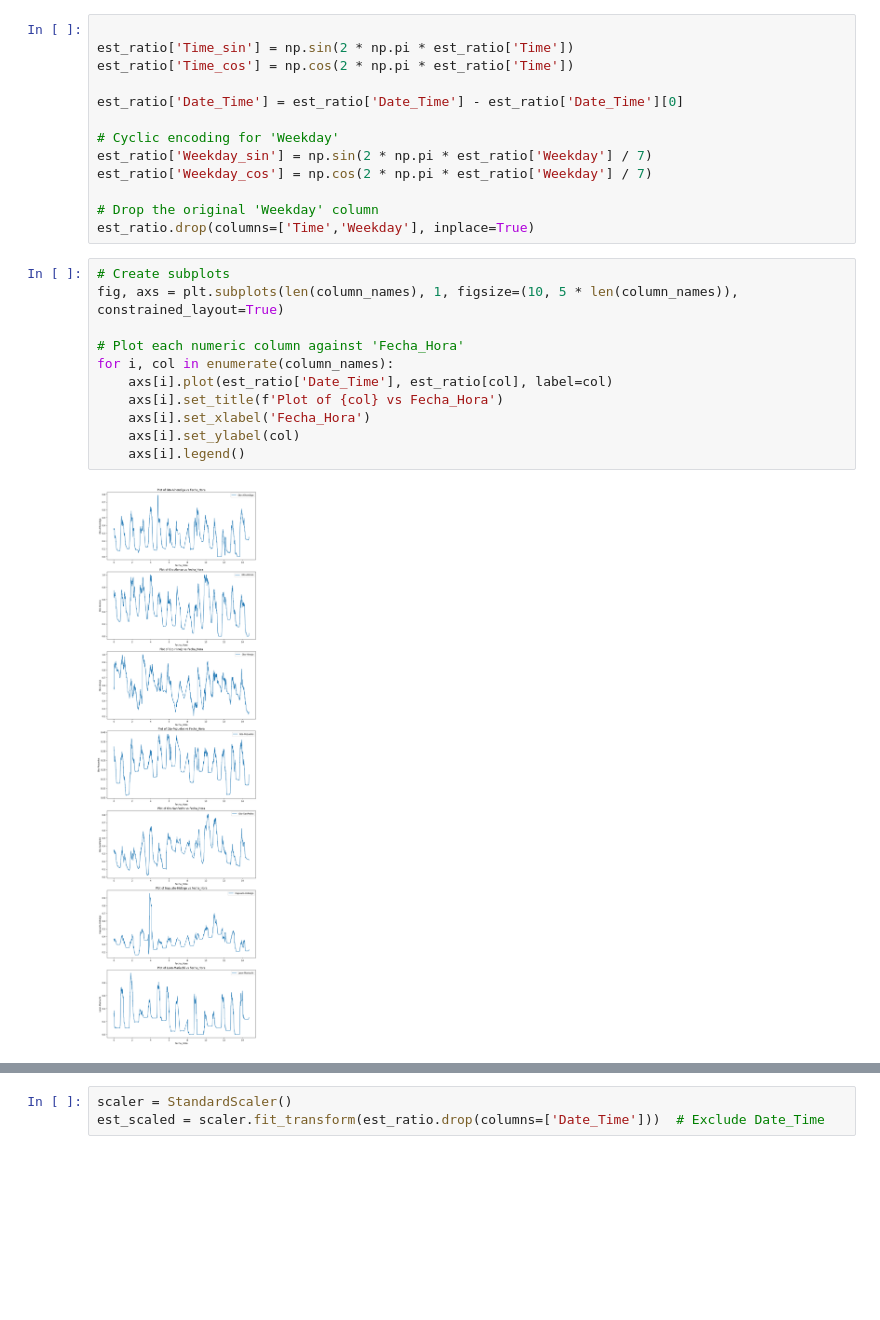
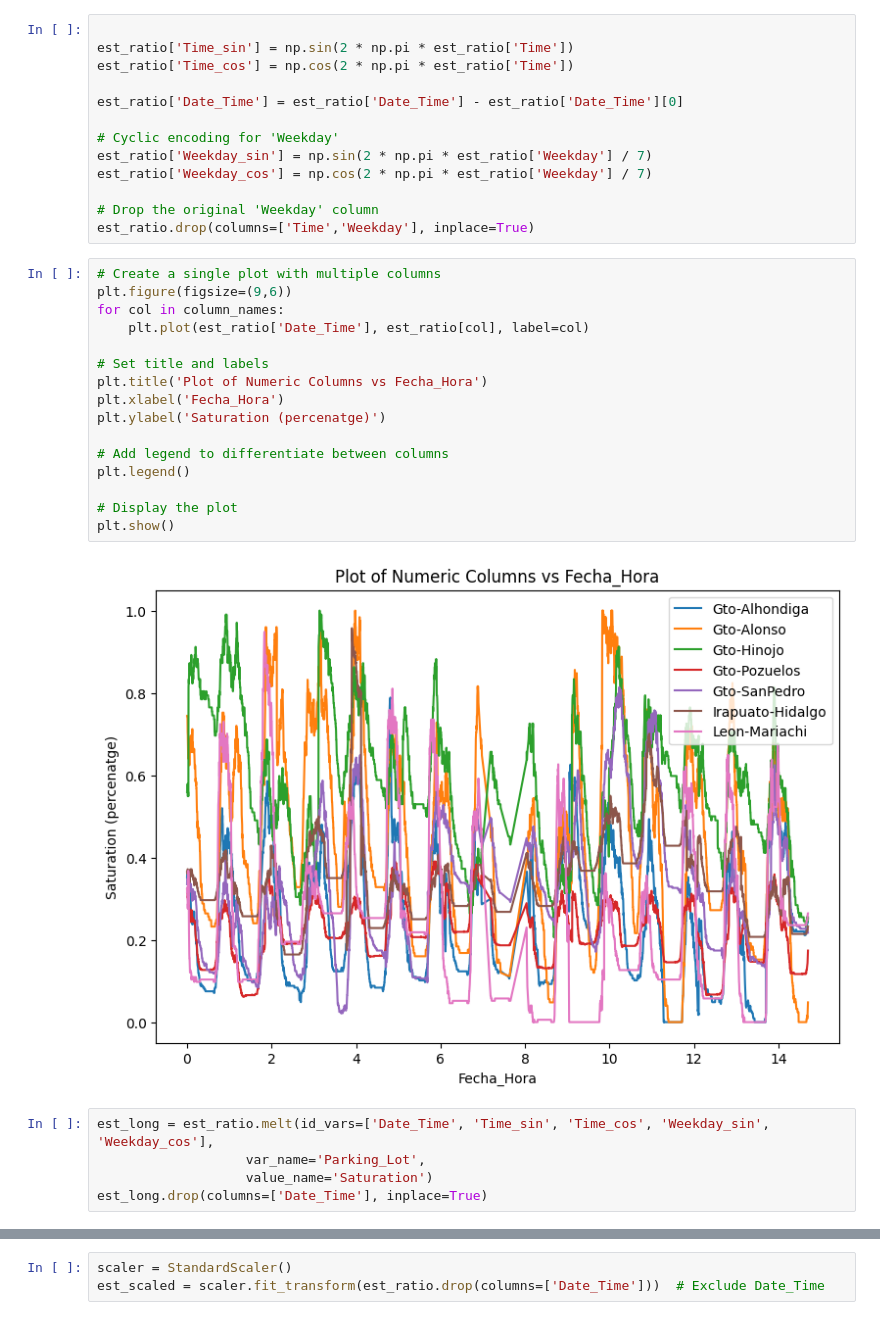
Before and after one commit to JMSaavedraA/Python, a Jupyter notebook: Patrones/Proyecto/proyecto.ipynb, the cells around one changed output, grey strips where cells are left out. Saved outputs shown, nothing was run; the diff lists cells and outputs as text; blank space fills up the shorter version.

```diff
--- a/Patrones/Proyecto/proyecto.ipynb
+++ b/Patrones/Proyecto/proyecto.ipynb
@@ -77,16 +103,26 @@ est_ratio['Weekday_cos'] = np.cos(2 * np.pi * est_ratio['Weekday'] / 7)
 
 # Drop the original 'Weekday' column
 est_ratio.drop(columns=['Time','Weekday'], inplace=True)
-# %%
-# Create subplots
-fig, axs = plt.subplots(len(column_names), 1, figsize=(10, 5 * len(column_names)), constrained_layout=True)
-
-# Plot each numeric column against 'Fecha_Hora'
-for i, col in enumerate(column_names):
-    axs[i].plot(est_ratio['Date_Time'], est_ratio[col], label=col)
-    axs[i].set_title(f'Plot of {col} vs Fecha_Hora')
-    axs[i].set_xlabel('Fecha_Hora')
-    axs[i].set_ylabel(col)
-    axs[i].legend()
-# %% [output]
-[figure, removed]
+# %%
+# Create a single plot with multiple columns
+plt.figure(figsize=(9,6))
+for col in column_names:
+    plt.plot(est_ratio['Date_Time'], est_ratio[col], label=col)
+
+# Set title and labels
+plt.title('Plot of Numeric Columns vs Fecha_Hora')
+plt.xlabel('Fecha_Hora')
+plt.ylabel('Saturation (percenatge)')
+
+# Add legend to differentiate between columns
+plt.legend()
+
+# Display the plot
+plt.show()
+# %% [output]
+[figure, added]
+# %%
+est_long = est_ratio.melt(id_vars=['Date_Time', 'Time_sin', 'Time_cos', 'Weekday_sin', 'Weekday_cos'],
+                   var_name='Parking_Lot',
+                   value_name='Saturation')
+est_long.drop(columns=['Date_Time'], inplace=True)
```
Also changed, not shown: parts of 26 cells of this notebook, 7 other files.
